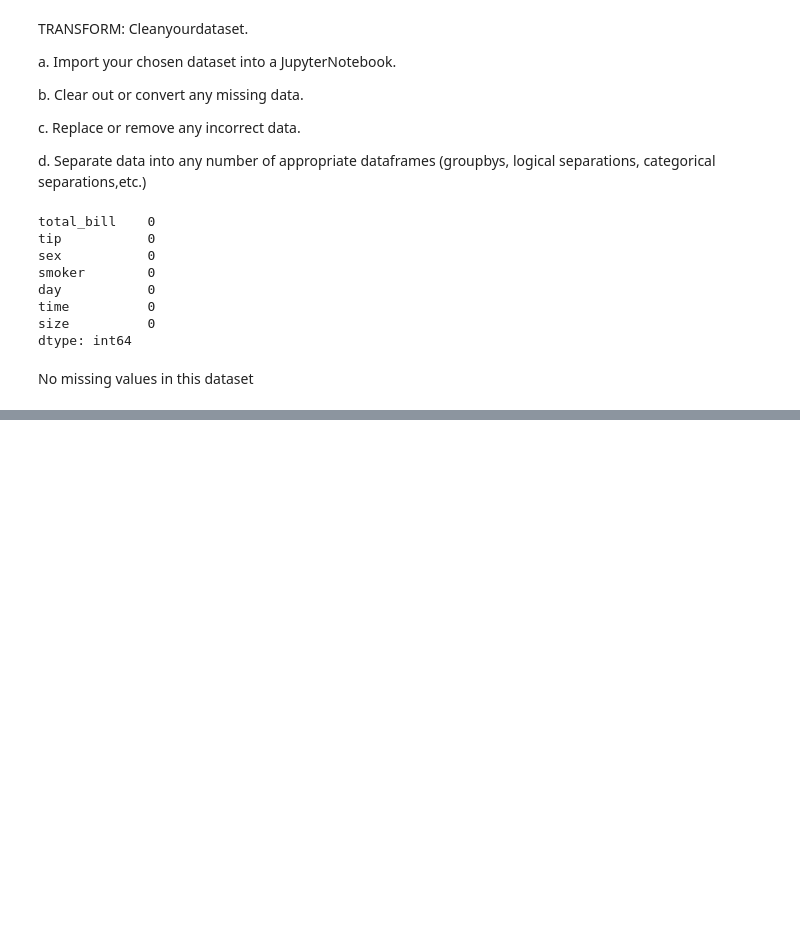
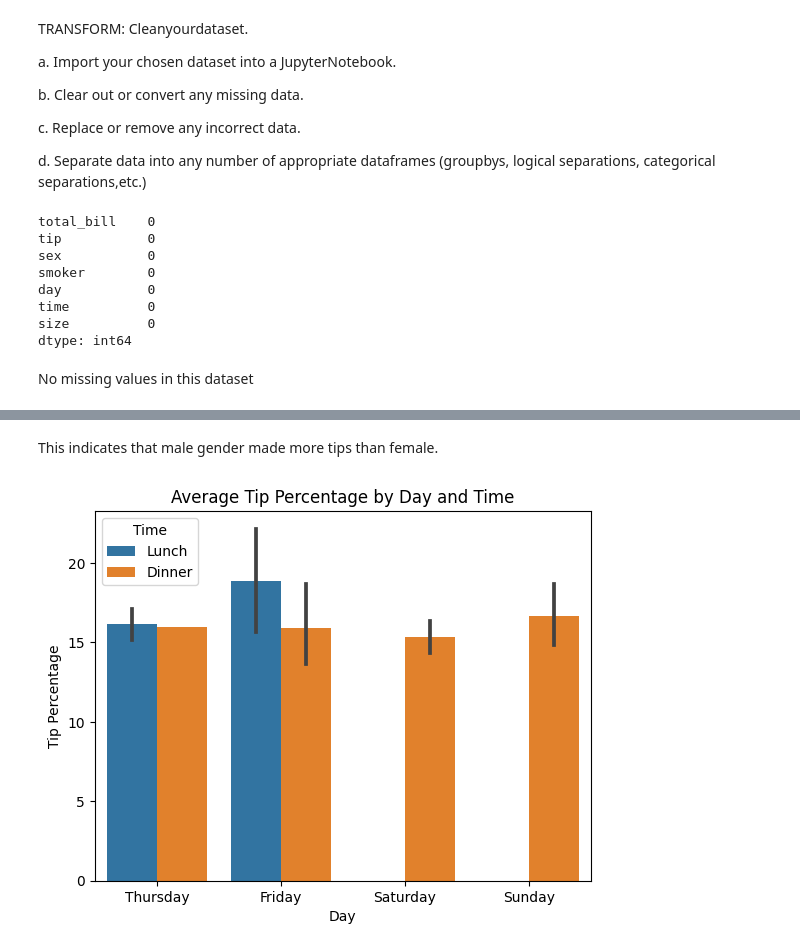
Before and after one commit to sadiekc/PythonETAVProject, a Jupyter notebook: PythonETAVProject.ipynb, the cells around one changed output, grey strips where cells are left out. Cells and saved outputs as stored; diff of their text form; code cells hidden in the pictures; blank space fills up the shorter version.

```diff
--- a/PythonETAVProject.ipynb
+++ b/PythonETAVProject.ipynb
@@ -80,0 +185,8 @@ tips.sort_values("tip").head()
+# %% [markdown]
+This indicates that male gender made more tips than female.
+# %%
+sns.barplot(data=tips, x='Day', y='Tip Percentage', hue='Time')
+plt.title('Average Tip Percentage by Day and Time')
+plt.show()
+# %% [output]
+[figure, added]
```
Also changed, not shown: parts of 22 cells of this notebook.
